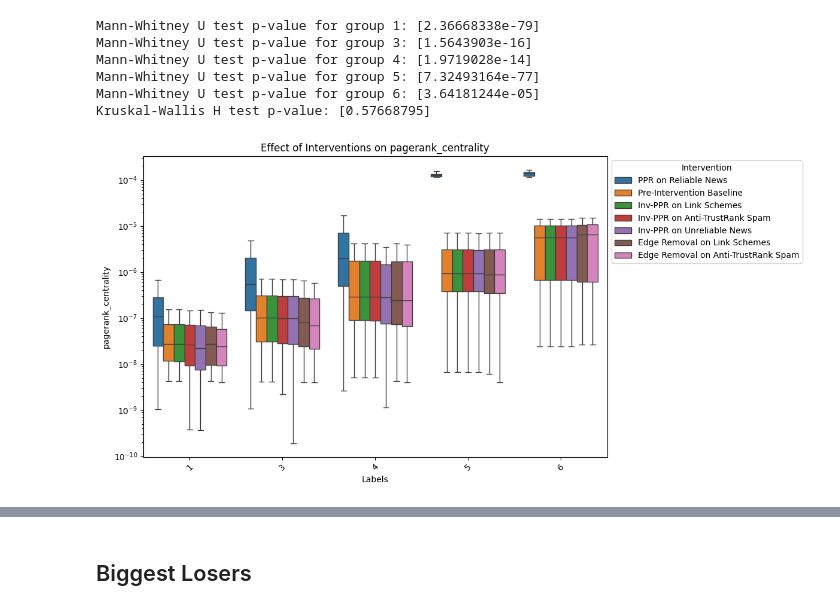
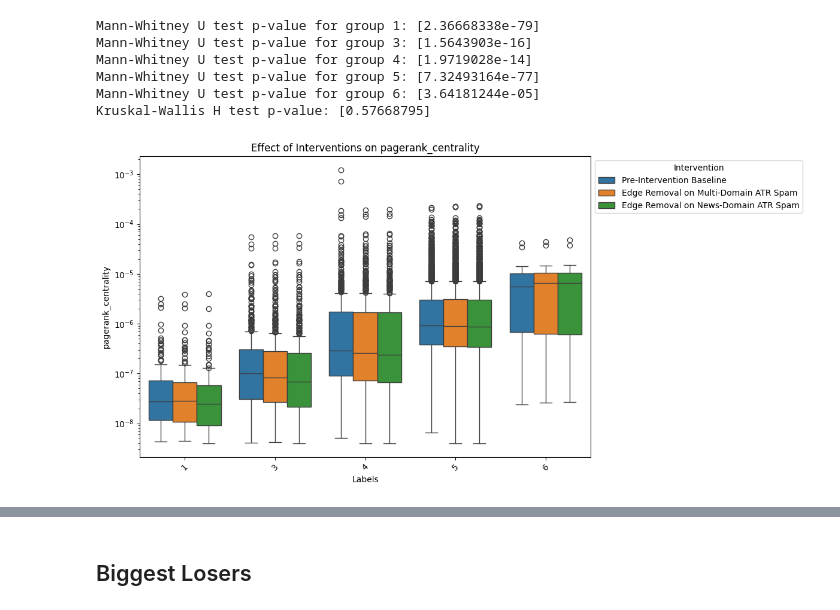
Before and after one commit to PeterCarragher/cc-webgraph, a Jupyter notebook: ranking/ppr_pre_post_plots.ipynb, the cells around one changed output, grey strips where cells are left out. Saved outputs shown, nothing was run; the diff lists cells and outputs as text; code cells hidden in the pictures.

Commit message:
multi-category LS

```diff
--- a/ranking/ppr_pre_post_plots.ipynb
+++ b/ranking/ppr_pre_post_plots.ipynb
@@ -118,42 +118,42 @@ def plot_all_interventions(exp_names, post_files, metric="pagerank_centrality"):
         post_data_exp = post_rankings[['url', 'label', metric]].assign(Intervention=exp_name)
         post_data = pd.concat([post_data, post_data_exp], ignore_index=True)
 
     # Plot
     plt.figure(figsize=(12, 6))
-    sns.boxplot(x='label', y=metric, hue='Intervention', data=post_data, showfliers=False)
+    sns.boxplot(x='label', y=metric, hue='Intervention', data=post_data, showfliers=True)
     plt.yscale('log')  # Set y-axis scale to logarithmic
     plt.title(f'Effect of Interventions on {metric}')
     plt.xlabel('Labels')
     plt.ylabel(metric)
     plt.legend(title='Intervention', loc='upper left', bbox_to_anchor=(1, 1))
     plt.xticks(rotation=45)
     plt.tight_layout()
     plt.savefig('../fig/pr_reduction_distribution_multi_domain.png')
     plt.show()
 
 
 
 
 intervention_exps = [
-    ('PPR on Reliable News', 'output/ranks/exp-rel-ppr-ranks.label_only.txt'),
-    ('Pre-Intervention Baseline','output/ranks/exp-baseline.label_only.out'),
-    ('Inv-PPR on Link Schemes', 'output/ranks/exp-ls-ppr-down.label_only.out'),
-    ('Inv-PPR on Anti-TrustRank Spam', 'output/ranks/exp-ls-str-ppr-down.label_only.out'),
-    ('Inv-PPR on Unreliable News', 'output/ranks/exp-unrel-ppr-down.label_only.out'),
-    ('Edge Removal on Link Schemes', 'output/ls_filtered/ls_filtered-ranks.label_only.txt'),
-    ('Edge Removal on Anti-TrustRank Spam', 'output/ls_atr_filtered/ls_atr_filtered-ranks.label_only.txt'),
+    # ('PPR on Reliable News', 'output/ranks/exp-rel-ppr-ranks.label_only.txt'),
+    # ('Pre-Intervention Baseline','output/ranks/exp-baseline.label_only.out'),
+    # ('Inv-PPR on Link Schemes', 'output/ranks/exp-ls-ppr-down.label_only.out'),
+    # ('Inv-PPR on Anti-TrustRank Spam', 'output/ranks/exp-ls-str-ppr-down.label_only.out'),
+    # ('Inv-PPR on Unreliable News', 'output/ranks/exp-unrel-ppr-down.label_only.out'),
+    # ('Edge Removal on Link Schemes', 'output/ls_filtered/ls_filtered-ranks.label_only.txt'),
+    # ('Edge Removal on Anti-TrustRank Spam', 'output/ls_atr_filtered/ls_atr_filtered-ranks.label_only.txt'),
     # ('Edge Removal on Anti-TrustRank Multi-Domain Spam', 'output/ls_multi_domain_atr_combined/ls_multi_domain_atr_combined-ranks.label_only.txt'),
 
-    # ('Pre-Intervention Baseline','output/ranks/exp-baseline.label_only.out'),
-    # ('Edge Removal on Multi-Domain ATR Spam','output/ls_multi_domain_atr/ls_multi_domain_atr-ranks.label_only.txt'),
-    # ('Edge Removal on News-Domain ATR Spam', 'output/ls_combined_filtered/ls_combined_filtered-ranks.label_only.txt'),
+    ('Pre-Intervention Baseline','output/ranks/exp-baseline.label_only.out'),
+    ('Edge Removal on Multi-Domain ATR Spam','output/ls_multi_domain_atr/ls_multi_domain_atr-ranks.label_only.txt'),
+    ('Edge Removal on News-Domain ATR Spam', 'output/ls_combined_filtered/ls_combined_filtered-ranks.label_only.txt'),
 ]
 
 # Extract experiment names and post intervention files
 exp_names = [exp_name for exp_name, _ in intervention_exps]
 post_files = [post_file for _, post_file in intervention_exps]
 
 # Plot all interventions
 plot_all_interventions(exp_names, post_files, "pagerank_centrality")
 # %% [output]
-[figure, old version]
+[figure, new version]
```
Also changed, not shown: parts of 5 cells of this notebook, 6 other files.
